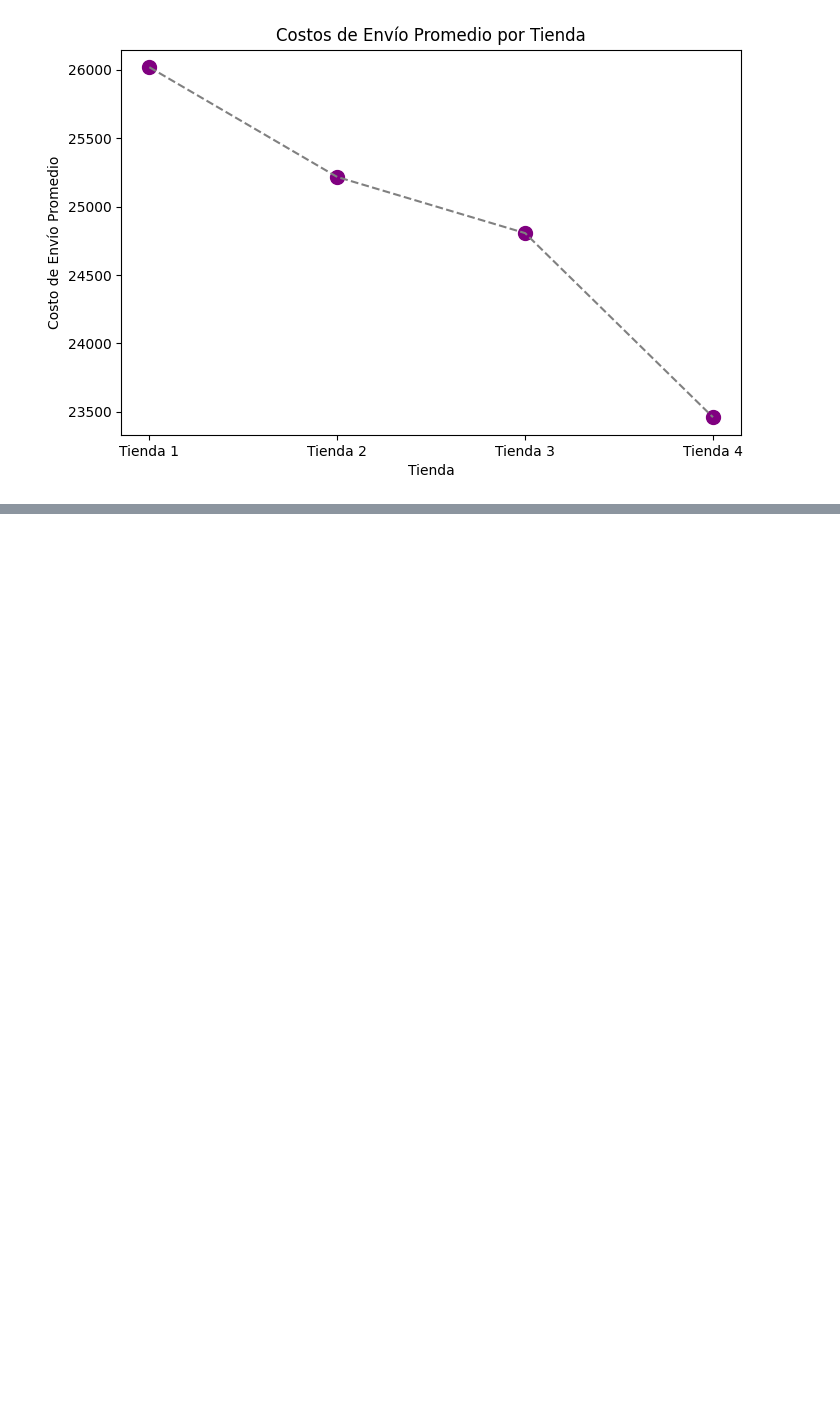
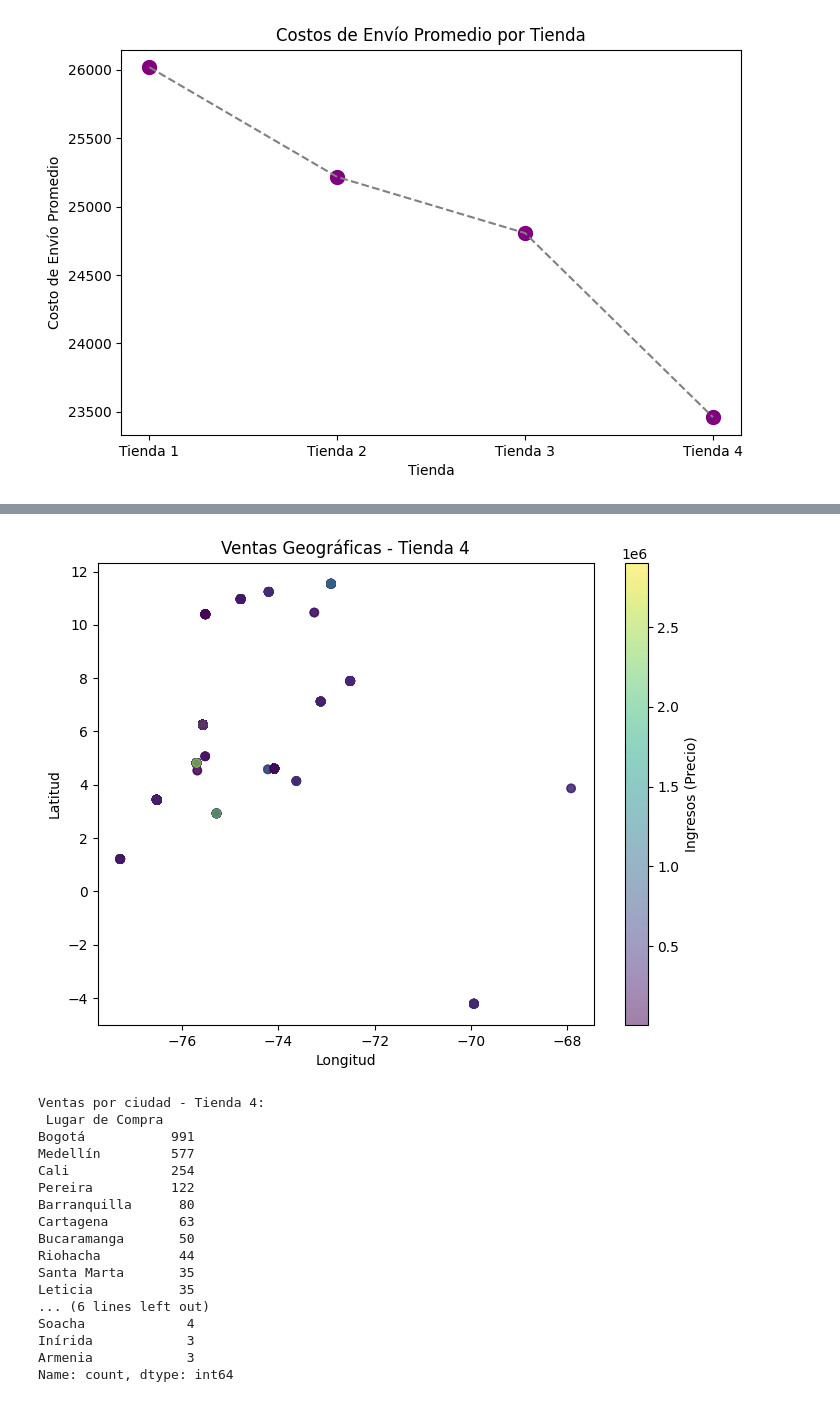
Before and after one commit to carlo55anchez/alura-store-dataAnalysis, a Jupyter notebook: AluraStoreLatam.ipynb, the cells around one changed output, grey strips where cells are left out. Cells and saved outputs as stored; diff of their text form; code cells hidden in the pictures; blank space fills up the shorter version.

```diff
--- a/AluraStoreLatam.ipynb
+++ b/AluraStoreLatam.ipynb
@@ -225,3 +326,36 @@ plt.show()
+# %%
+import matplotlib.pyplot as plt
+
+# Tienda 4
+plt.figure(figsize=(8, 6))
+plt.scatter(tienda4['lon'], tienda4['lat'], c=tienda4['Precio'], cmap='viridis', alpha=0.5)
+plt.colorbar(label='Ingresos (Precio)')
+plt.title('Ventas Geográficas - Tienda 4')
+plt.xlabel('Longitud')
+plt.ylabel('Latitud')
+plt.show()
+
+ventas_por_ciudad_tienda4 = tienda4['Lugar de Compra'].value_counts()
+print("Ventas por ciudad - Tienda 4:\n", ventas_por_ciudad_tienda4)
+# %% [output]
+[figure, added]
+Ventas por ciudad - Tienda 4:
+ Lugar de Compra
+Bogotá           991
+Medellín         577
+Cali             254
+Pereira          122
+Barranquilla      80
+Cartagena         63
+Bucaramanga       50
+Riohacha          44
+Santa Marta       35
+Leticia           35
+... (6 lines left out)
+Soacha             4
+Inírida            3
+Armenia            3
+Name: count, dtype: int64
 # %% [markdown]
 # Informe Final: Recomendación para la Venta de una Tienda de Alura Store
 
```
Also changed, not shown: parts of 13 cells of this notebook.
